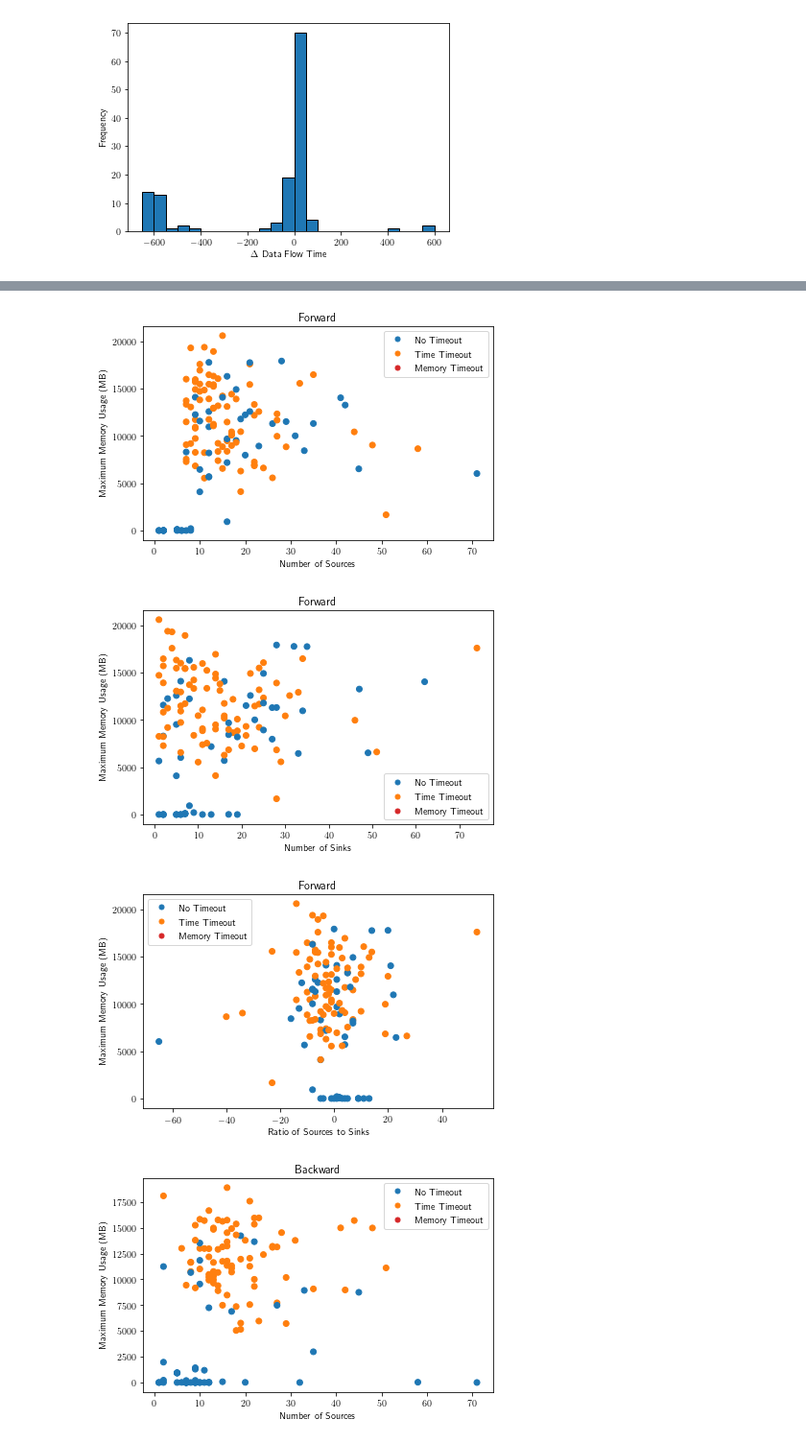
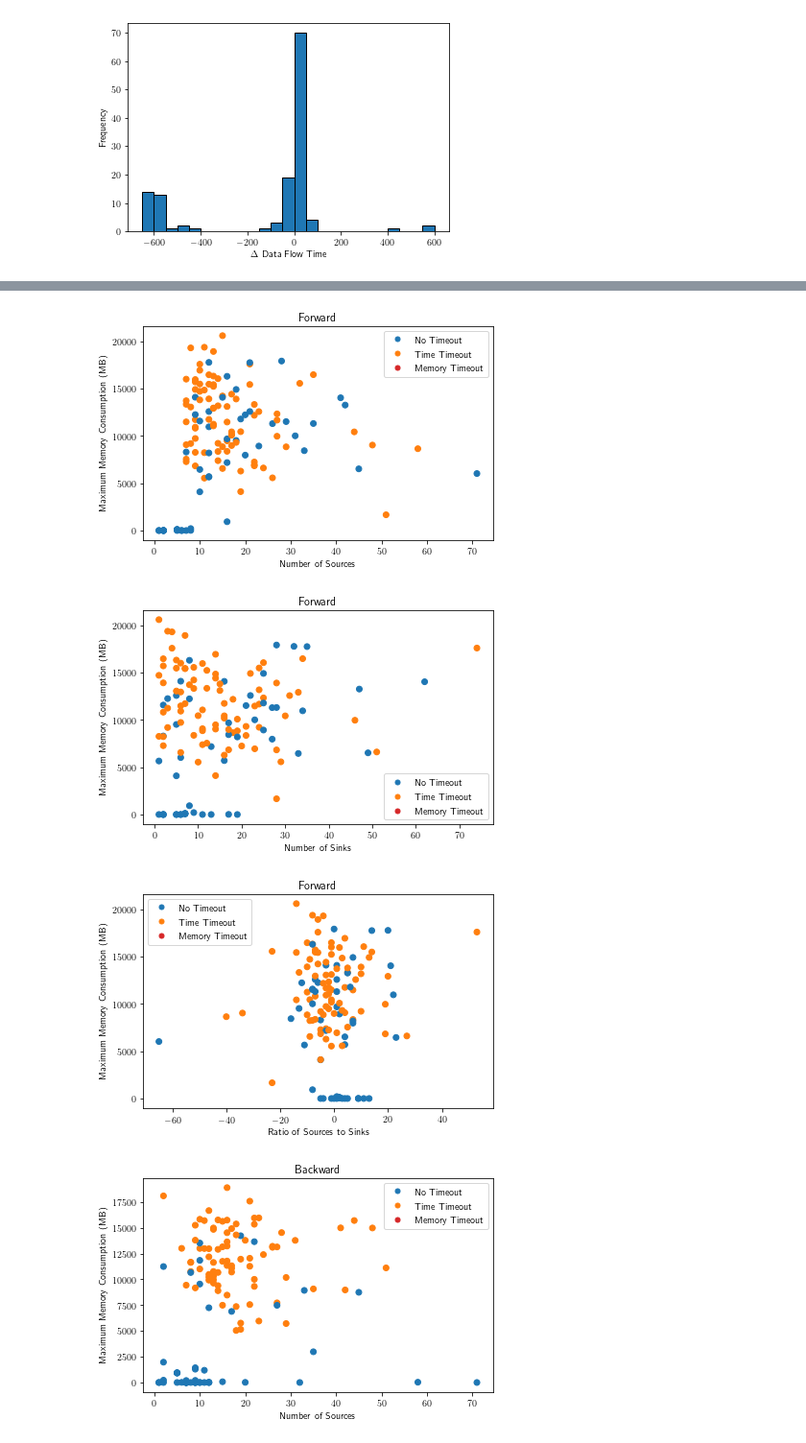
Before and after one commit to t1mlange/bachelor-thesis, a Jupyter notebook: scripts/RealWorld.ipynb, the cells around one changed output, grey strips where cells are left out. Shown at 96% size. Drawn from its saved outputs; the diff is of its cells as text; code cells hidden in the pictures.

```diff
--- a/scripts/RealWorld.ipynb
+++ b/scripts/RealWorld.ipynb
@@ -635,7 +732,7 @@ for name, app in apps.items():
 plt.figure()
 plt.scatter(xsources, datafw, c=cfw)
 plt.xlabel("Number of Sources")
-plt.ylabel("Maximum Memory Usage (MB)")
+plt.ylabel("Maximum Memory Consumption (MB)")
 plt.title("Forward")
 plt.legend(handles=handles)
 plt.tight_layout()
@@ -643,7 +740,7 @@ plt.savefig(FIG_PATH + "fw_maxmem-sources.pgf")
 plt.figure()
 plt.scatter(xsinks, datafw, c=cfw)
 plt.xlabel("Number of Sinks")
-plt.ylabel("Maximum Memory Usage (MB)")
+plt.ylabel("Maximum Memory Consumption (MB)")
 plt.title("Forward")
 plt.legend(handles=handles)
 plt.tight_layout()
@@ -651,7 +748,7 @@ plt.savefig(FIG_PATH + "fw_maxmem-sinks.pgf")
 plt.figure()
 plt.scatter(xratio, datafw, c=cfw)
 plt.xlabel("Ratio of Sources to Sinks")
-plt.ylabel("Maximum Memory Usage (MB)")
+plt.ylabel("Maximum Memory Consumption (MB)")
 plt.title("Forward")
 plt.legend(handles=handles)
 plt.tight_layout()
@@ -660,7 +757,7 @@ plt.savefig(FIG_PATH + "fw_maxmem-ssratio.pgf")
 plt.figure()
 plt.scatter(xsources, databw, c=cbw)
 plt.xlabel("Number of Sources")
-plt.ylabel("Maximum Memory Usage (MB)")
+plt.ylabel("Maximum Memory Consumption (MB)")
 plt.title("Backward")
 plt.legend(handles=handles)
 plt.tight_layout()
@@ -668,7 +765,7 @@ plt.savefig(FIG_PATH + "bw_maxmem-sources.pgf")
 plt.figure()
 plt.scatter(xsinks, databw, c=cbw)
 plt.xlabel("Number of Sinks")
-plt.ylabel("Maximum Memory Usage (MB)")
+plt.ylabel("Maximum Memory Consumption (MB)")
 plt.title("Backward")
 plt.legend(handles=handles)
 plt.tight_layout()
@@ -676,7 +773,7 @@ plt.savefig(FIG_PATH + "bw_maxmem-sinks.pgf")
 plt.figure()
 plt.scatter(xratio, databw, c=cbw)
 plt.xlabel("Ratio of Sources to Sinks")
-plt.ylabel("Maximum Memory Usage (MB)")
+plt.ylabel("Maximum Memory Consumption (MB)")
 plt.title("Forward")
 plt.legend(handles=handles)
 plt.tight_layout()
@@ -685,7 +782,7 @@ plt.savefig(FIG_PATH + "bw_maxmem-ssratio.pgf")
 plt.figure()
 plt.scatter(xstmts, datafw, c=cfw)
 plt.xlabel("Statements")
-plt.ylabel("Maximum Memory Usage (MB)")
+plt.ylabel("Maximum Memory Consumption (MB)")
 plt.title("Forward")
 plt.legend(handles=handles)
 plt.tight_layout()
@@ -693,7 +790,7 @@ plt.savefig(FIG_PATH + "fw_maxmem-statements.pgf")
 plt.figure()
 plt.scatter(xmethods, datafw, c=cfw)
 plt.xlabel("Methods")
-plt.ylabel("Maximum Memory Usage (MB)")
+plt.ylabel("Maximum Memory Consumption (MB)")
 plt.title("Forward")
 plt.legend(handles=handles)
 plt.tight_layout()
@@ -701,7 +798,7 @@ plt.savefig(FIG_PATH + "fw_maxmem-methods.pgf")
 plt.figure()
 plt.scatter(xclasses, datafw, c=cfw)
 plt.xlabel("Classes")
-plt.ylabel("Maximum Memory Usage (MB)")
+plt.ylabel("Maximum Memory Consumption (MB)")
 plt.title("Forward")
 plt.legend(handles=handles)
 plt.tight_layout()
@@ -709,7 +806,7 @@ plt.savefig(FIG_PATH + "fw_maxmem-classes.pgf")
 plt.figure()
 plt.scatter(xcg, datafw, c=cfw)
 plt.xlabel("Callgraph Size")
-plt.ylabel("Maximum Memory Usage (MB)")
+plt.ylabel("Maximum Memory Consumption (MB)")
 plt.title("Forward")
 plt.legend(handles=handles)
 plt.tight_layout()
@@ -717,7 +814,7 @@ plt.savefig(FIG_PATH + "fw_maxmem-cg.pgf")
 plt.figure()
 plt.scatter(xstmts, databw, c=cbw)
 plt.xlabel("Statements")
-plt.ylabel("Maximum Memory Usage (MB)")
+plt.ylabel("Maximum Memory Consumption (MB)")
 plt.title("Backward")
 plt.legend(handles=handles)
 plt.tight_layout()
@@ -725,7 +822,7 @@ plt.savefig(FIG_PATH + "bw_maxmem-statements.pgf")
 plt.figure()
 plt.scatter(xmethods, databw, c=cbw)
 plt.xlabel("Methods")
-plt.ylabel("Maximum Memory Usage (MB)")
+plt.ylabel("Maximum Memory Consumption (MB)")
 plt.title("Backward")
 plt.legend(handles=handles)
 plt.tight_layout()
@@ -733,43 +830,43 @@ plt.savefig(FIG_PATH + "bw_maxmem-methods.pgf")
 plt.figure()
 plt.scatter(xclasses, databw, c=cbw)
 plt.xlabel("Classes")
-plt.ylabel("Maximum Memory Usage (MB)")
+plt.ylabel("Maximum Memory Consumption (MB)")
 plt.title("Backward")
 plt.legend(handles=handles)
 plt.tight_layout()
 plt.savefig(FIG_PATH + "bw_maxmem-classes.pgf")
 plt.figure()
 plt.scatter(xcg, databw, c=cbw)
 plt.xlabel("Callgraph Size")
-plt.ylabel("Maximum Memory Usage (MB)")
+plt.ylabel("Maximum Memory Consumption (MB)")
 plt.title("Backward")
 plt.legend(handles=handles)
 plt.tight_layout()
 plt.savefig(FIG_PATH + "bw_maxmem-cg.pgf")
 
 edgeMax = np.max(xedgesbw)
 scale = np.arange(0, (round(edgeMax/10**7)+1) * 10**7, 10**7)
 plt.figure()
 plt.scatter(xedgesfw, datafw, c=cfw)
 plt.xticks(scale)
 plt.xlabel("Edge Count")
-plt.ylabel("Maximum Memory Usage (MB)")
+plt.ylabel("Maximum Memory Consumption (MB)")
 plt.title("Forward")
 plt.legend(handles=handles)
 plt.tight_layout()
 plt.savefig(FIG_PATH + "fw_maxmem-edges.pgf")
 
 plt.figure()
 plt.scatter(xedgesbw, databw, c=cbw)
 plt.xticks(scale)
 plt.xlabel("Edge Count")
-plt.ylabel("Maximum Memory Usage (MB)")
+plt.ylabel("Maximum Memory Consumption (MB)")
 plt.title("Backward")
 plt.legend(handles=handles)
 plt.tight_layout()
 plt.savefig(FIG_PATH + "bw_maxmem-edges.pgf")
 # %% [output]
-[figure, old version]
+[figure, new version]
-[figure, old version]
+[figure, new version]
-[figure, old version]
+[figure, new version]
-[figure, old version]
+[figure, new version]
```
Also changed, not shown: parts of 5 cells of this notebook, 32 other files.
